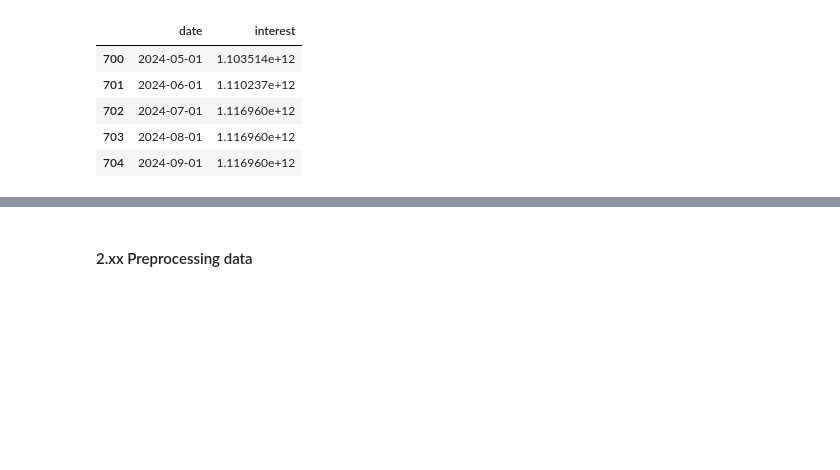
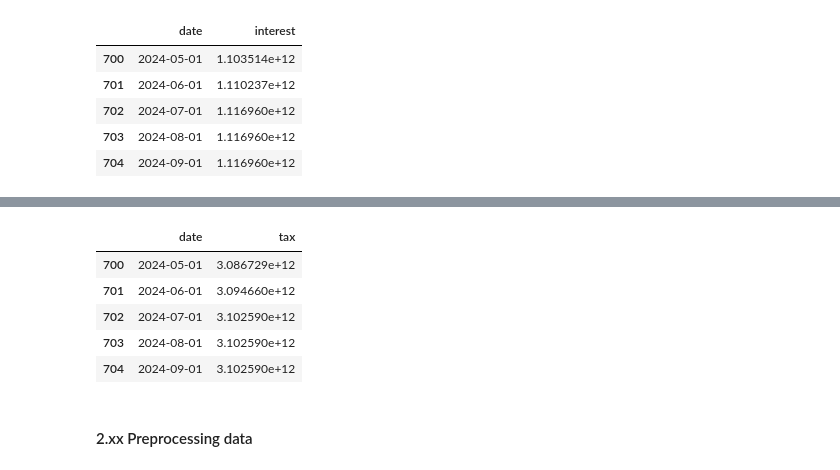
Before and after one commit to Engineer194/Analysis-of-the-US-Economy---Part-3, a Jupyter notebook: ver.2.ipynb, the cells around one changed output, grey strips where cells are left out. Cells and saved outputs as stored; diff of their text form; code cells hidden in the pictures; blank space fills up the shorter version.

```diff
--- a/ver.2.ipynb
+++ b/ver.2.ipynb
@@ -395,3 +399,35 @@ interest_approx.tail()
+# %%
+tax = pd.read_csv('data/W006RC1Q027SBEA.csv') # Read the CSV file.
+tax.columns = ["date", "tax"]
+tax['tax'] = tax['tax'] * 1_000_000_000 # Convert to dollars.
+
+# Преобразуване на колоната 'date' в datetime
+tax['date'] = pd.to_datetime(tax['date'])
+
+# Създаване на нов DataFrame с всички дати от 1966-01-01 до края на периода.
+all_dates = pd.date_range(start='1966-01-01', end='2024-09-01', freq='MS')
+tax_all_dates = pd.DataFrame({'date': all_dates})
+
+# Сливане на двата DataFrame и интерполация.
+tax_approx = pd.merge(tax_all_dates, tax, on='date', how='left')
+
+# Линейна интерполация.
+tax_approx['tax'] = tax_approx['tax'].interpolate(method='linear')
+
+# Премахване на колоните 'year' и 'month', ако съществуват
+if 'year' in tax_approx.columns:
+    tax_approx = tax_approx.drop(columns=['year'])
+if 'month' in interest_approx.columns:
+    tax_approx = tax_approx.drop(columns=['month'])
+
+tax_approx.tail()
+# %% [output]
+|  | date | tax |
+| 700 | 2024-05-01 | 3.086729e+12 |
+| 701 | 2024-06-01 | 3.094660e+12 |
+| 702 | 2024-07-01 | 3.102590e+12 |
+| 703 | 2024-08-01 | 3.102590e+12 |
+| 704 | 2024-09-01 | 3.102590e+12 |
 # %% [markdown]
 #### 2.xx Preprocessing data
 # %%
```
Also changed, not shown: parts of 4 cells of this notebook.
